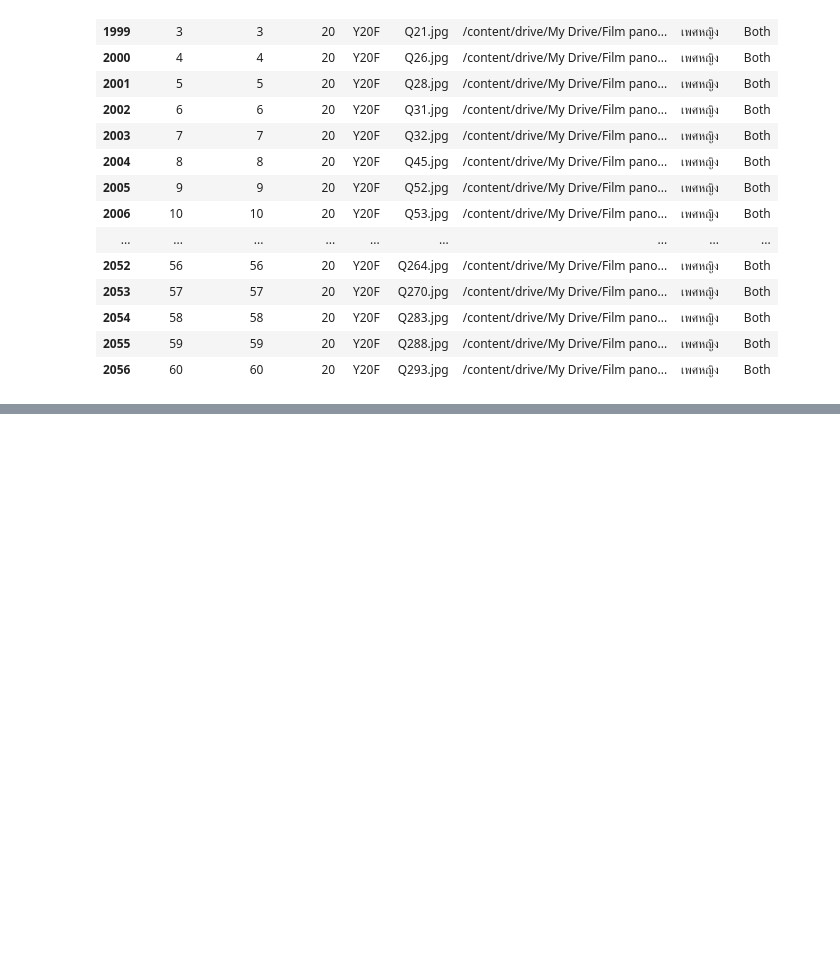
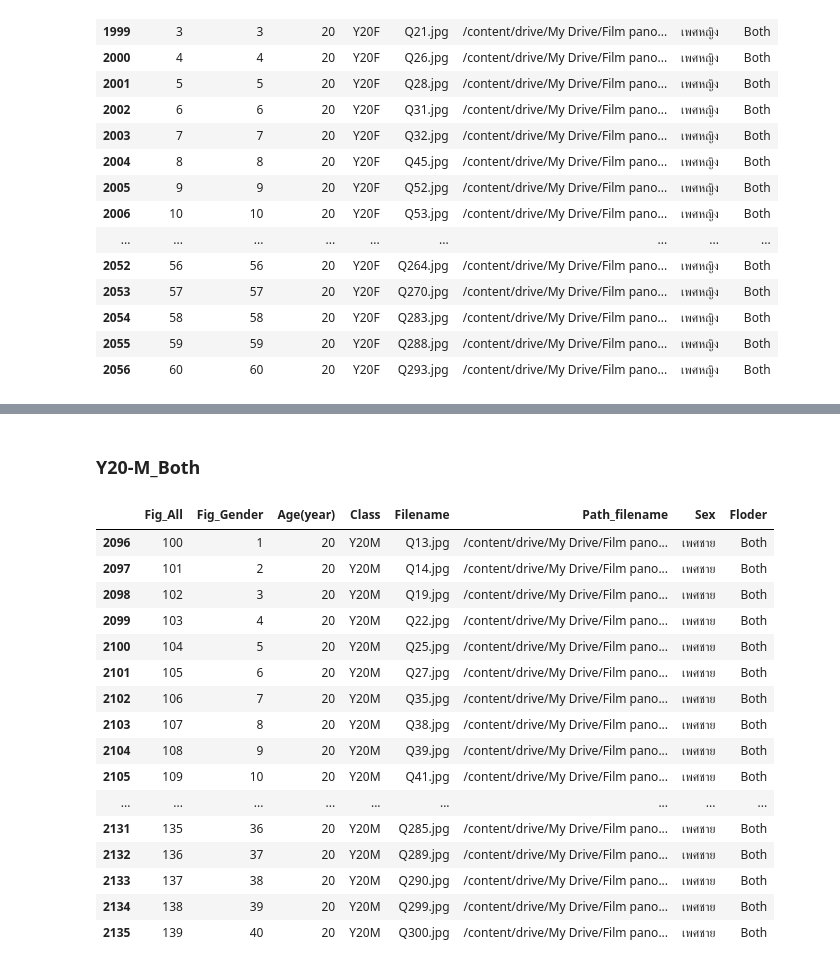
Before and after one commit to Wanita-8943/efficientnet_keras_transfer_learning, a Jupyter notebook: ตัดรูป.ipynb, the cells around one changed output, grey strips where cells are left out. Drawn from its saved outputs; the diff is of its cells as text; code cells hidden in the pictures; blank space fills up the shorter version.

```diff
--- a/ตัดรูป.ipynb
+++ b/ตัดรูป.ipynb
@@ -3696,0 +3750,23 @@ Y20F_1
+# %% [markdown]
+### Y20-M_Both
+# %%
+Y20M_1 = df[(df['Class'] == 'Y20M')&(df['Floder']=='Both')] #Y20M#ชาย
+Y20M_1
+# %% [output]
+|  | Fig_All | Fig_Gender | Age(year) | Class | Filename | Path_filename | Sex | Floder |
+| 2096 | 100 | 1 | 20 | Y20M | Q13.jpg | /content/drive/My Drive/Film pano... | เพศชาย | Both |
+| 2097 | 101 | 2 | 20 | Y20M | Q14.jpg | /content/drive/My Drive/Film pano... | เพศชาย | Both |
+| 2098 | 102 | 3 | 20 | Y20M | Q19.jpg | /content/drive/My Drive/Film pano... | เพศชาย | Both |
+| 2099 | 103 | 4 | 20 | Y20M | Q22.jpg | /content/drive/My Drive/Film pano... | เพศชาย | Both |
+| 2100 | 104 | 5 | 20 | Y20M | Q25.jpg | /content/drive/My Drive/Film pano... | เพศชาย | Both |
+| 2101 | 105 | 6 | 20 | Y20M | Q27.jpg | /content/drive/My Drive/Film pano... | เพศชาย | Both |
+| 2102 | 106 | 7 | 20 | Y20M | Q35.jpg | /content/drive/My Drive/Film pano... | เพศชาย | Both |
+| 2103 | 107 | 8 | 20 | Y20M | Q38.jpg | /content/drive/My Drive/Film pano... | เพศชาย | Both |
+| 2104 | 108 | 9 | 20 | Y20M | Q39.jpg | /content/drive/My Drive/Film pano... | เพศชาย | Both |
+| 2105 | 109 | 10 | 20 | Y20M | Q41.jpg | /content/drive/My Drive/Film pano... | เพศชาย | Both |
+| ... | ... | ... | ... | ... | ... | ... | ... | ... |
+| 2131 | 135 | 36 | 20 | Y20M | Q285.jpg | /content/drive/My Drive/Film pano... | เพศชาย | Both |
+| 2132 | 136 | 37 | 20 | Y20M | Q289.jpg | /content/drive/My Drive/Film pano... | เพศชาย | Both |
+| 2133 | 137 | 38 | 20 | Y20M | Q290.jpg | /content/drive/My Drive/Film pano... | เพศชาย | Both |
+| 2134 | 138 | 39 | 20 | Y20M | Q299.jpg | /content/drive/My Drive/Film pano... | เพศชาย | Both |
+| 2135 | 139 | 40 | 20 | Y20M | Q300.jpg | /content/drive/My Drive/Film pano... | เพศชาย | Both |
```
Also changed, not shown: parts of 2 cells of this notebook.
